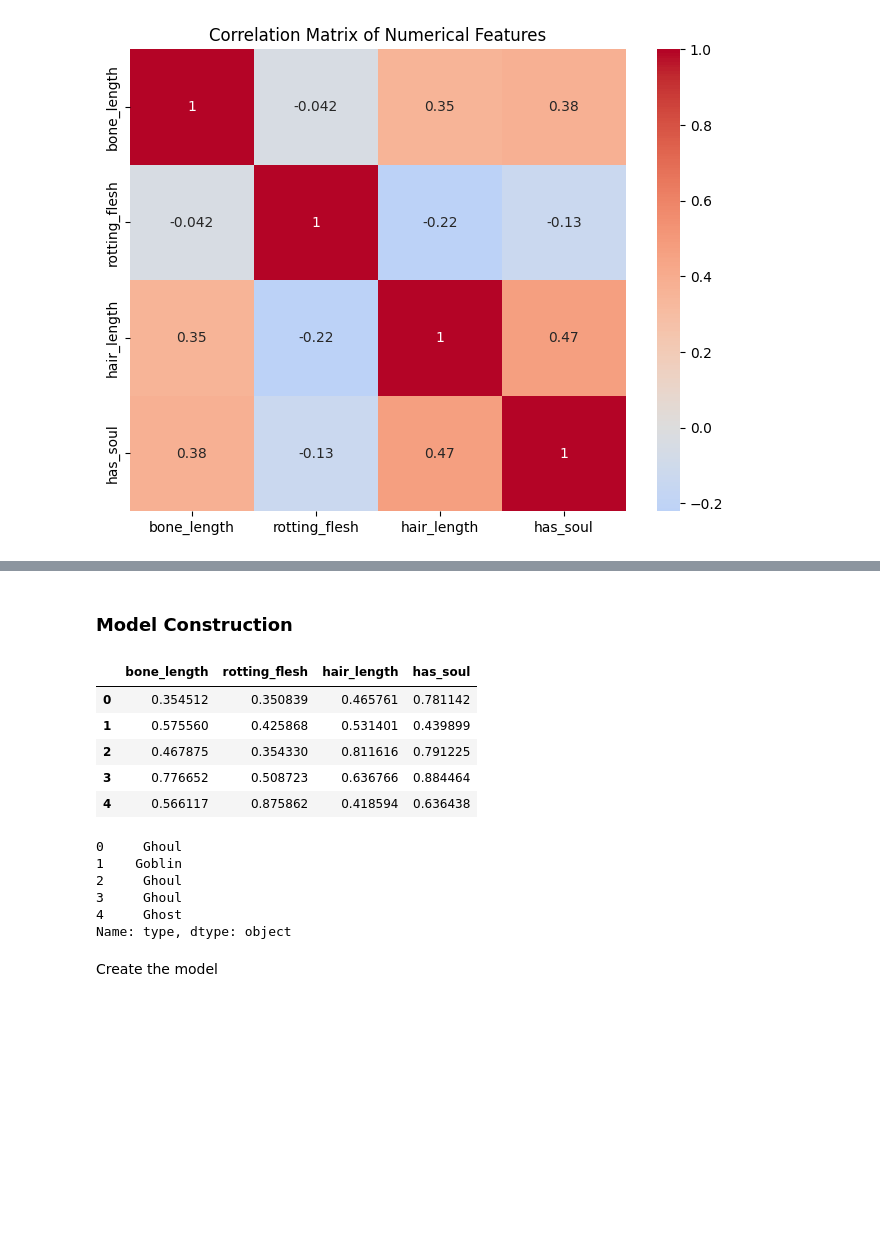
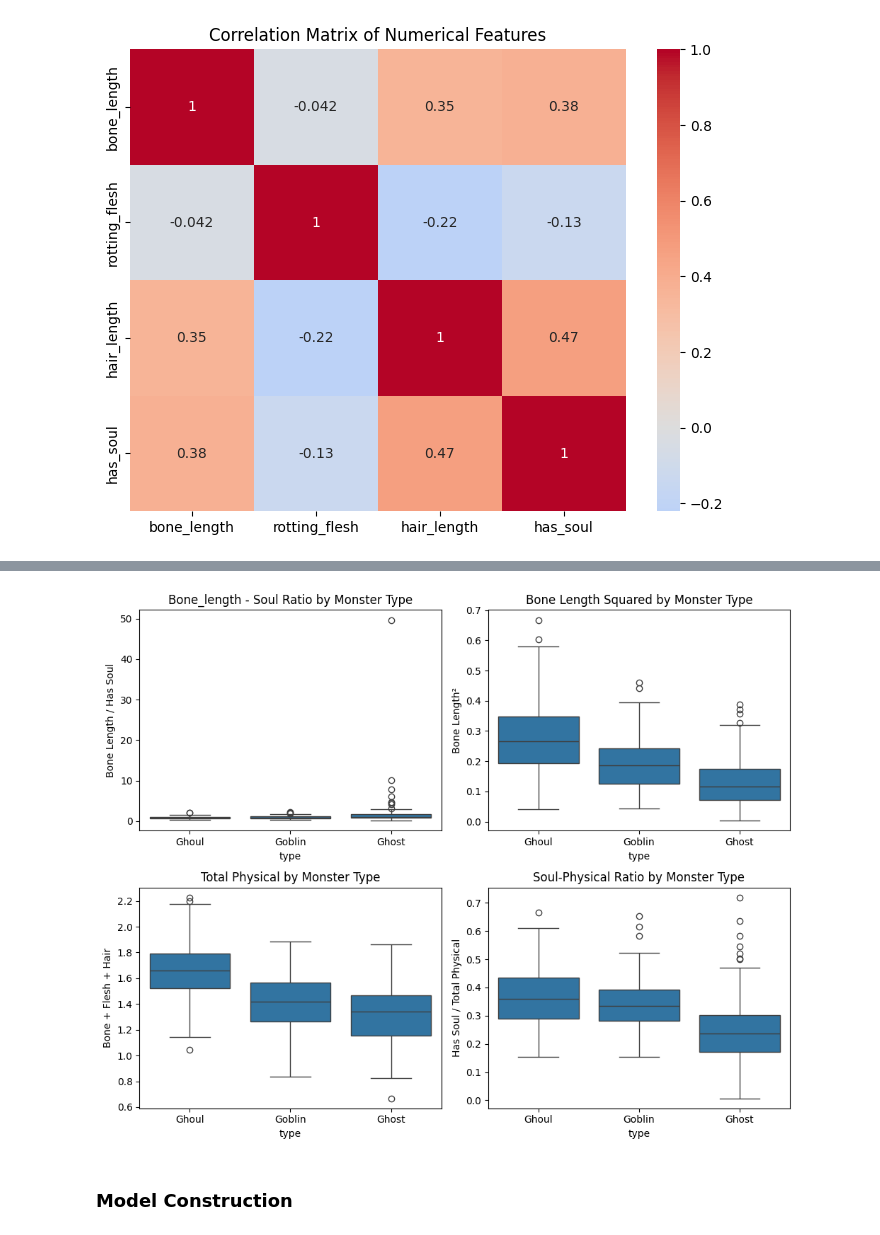
Before and after one commit to platinijcd/Monsters-Classification, a Jupyter notebook: notebook.ipynb, the cells around one changed output, grey strips where cells are left out. Cells and saved outputs as stored; diff of their text form; code cells hidden in the pictures; blank space fills up the shorter version.

```diff
--- a/notebook.ipynb
+++ b/notebook.ipynb
@@ -125,0 +192,4 @@ plt.show()
+# %%
+# Apply feature engineering
+train_enhanced = create_features(train)
+train_enhanced.head()
@@ -126,26 +203,30 @@ plt.show()
+# %%
+# Create visualizations
+fig, axes = plt.subplots(2, 2, figsize=(10, 8))
+
+# Interaction feature
+sns.boxplot(data=train_enhanced, x='type', y='bone_soul_ratio', ax=axes[0,0])
+axes[0,0].set_title('Bone_length - Soul Ratio by Monster Type')
+axes[0,0].set_ylabel('Bone Length / Has Soul')
+
+# Polynomial feature
+sns.boxplot(data=train_enhanced, x='type', y='bone_length_squared', ax=axes[0,1])
+axes[0,1].set_title('Bone Length Squared by Monster Type')
+axes[0,1].set_ylabel('Bone Length²')
+
+# Composite feature 1
+sns.boxplot(data=train_enhanced, x='type', y='total_physical', ax=axes[1,0])
+axes[1,0].set_title('Total Physical by Monster Type')
+axes[1,0].set_ylabel('Bone + Flesh + Hair')
+
+# Composite feature 2
+sns.boxplot(data=train_enhanced, x='type', y='soul_physical_ratio', ax=axes[1,1])
+axes[1,1].set_title('Soul-Physical Ratio by Monster Type')
+axes[1,1].set_ylabel('Has Soul / Total Physical')
+
+plt.tight_layout()
+plt.show()
+# %% [output]
+[figure, added]
 # %% [markdown]
 ### Model Construction
-# %%
-# Features
-X = train.drop(columns=["type", "color", "id"], inplace=False)
-X.head()
-# %% [output]
-|  | bone_length | rotting_flesh | hair_length | has_soul |
-| 0 | 0.354512 | 0.350839 | 0.465761 | 0.781142 |
-| 1 | 0.575560 | 0.425868 | 0.531401 | 0.439899 |
-| 2 | 0.467875 | 0.354330 | 0.811616 | 0.791225 |
-| 3 | 0.776652 | 0.508723 | 0.636766 | 0.884464 |
-| 4 | 0.566117 | 0.875862 | 0.418594 | 0.636438 |
-# %%
-# Target variable
-y = train["type"]
-y.head()
-# %% [output]
-0     Ghoul
-1    Goblin
-2     Ghoul
-3     Ghoul
-4     Ghost
-Name: type, dtype: object
-# %% [markdown]
-Create the model
```
Also changed, not shown: parts of 33 cells of this notebook, 3 other files.
